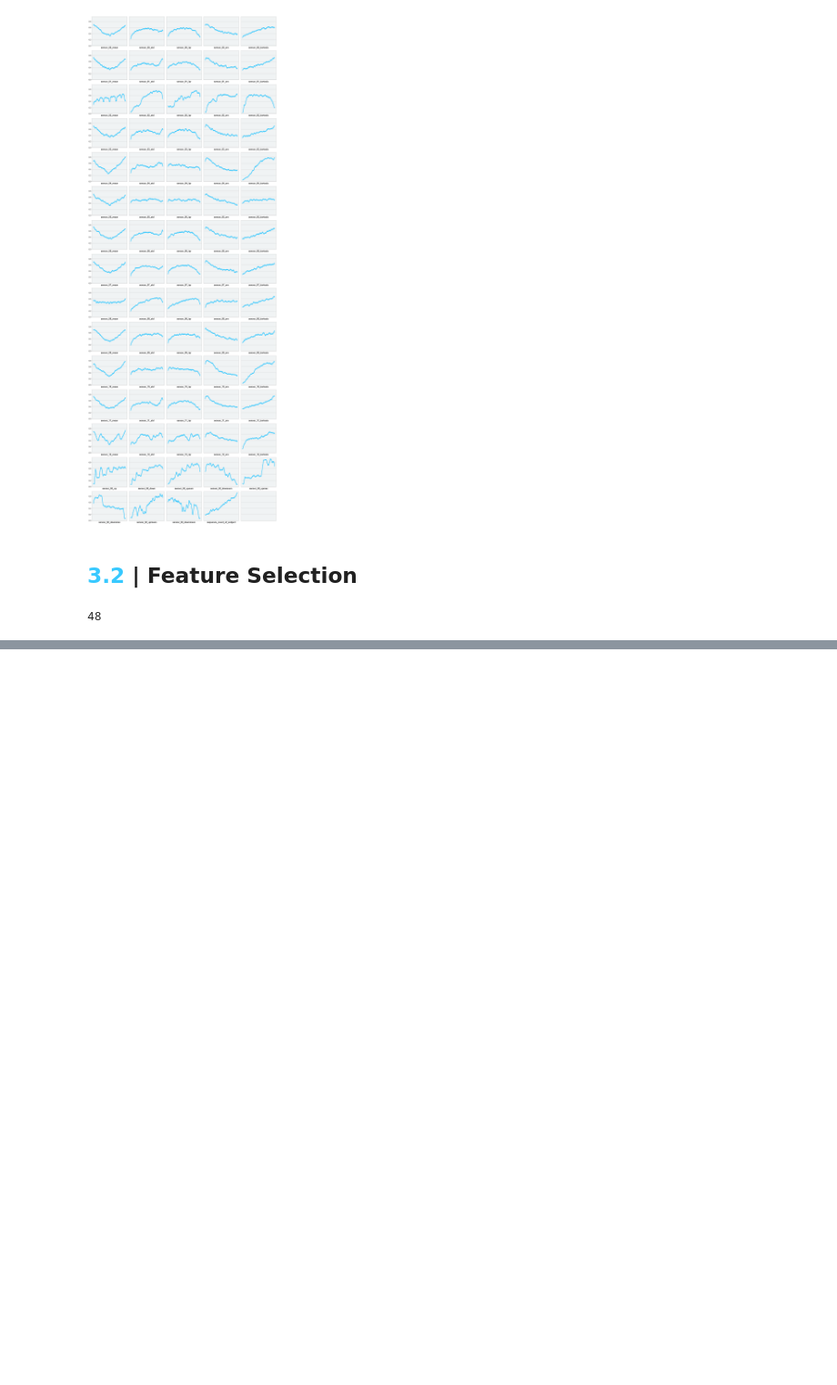
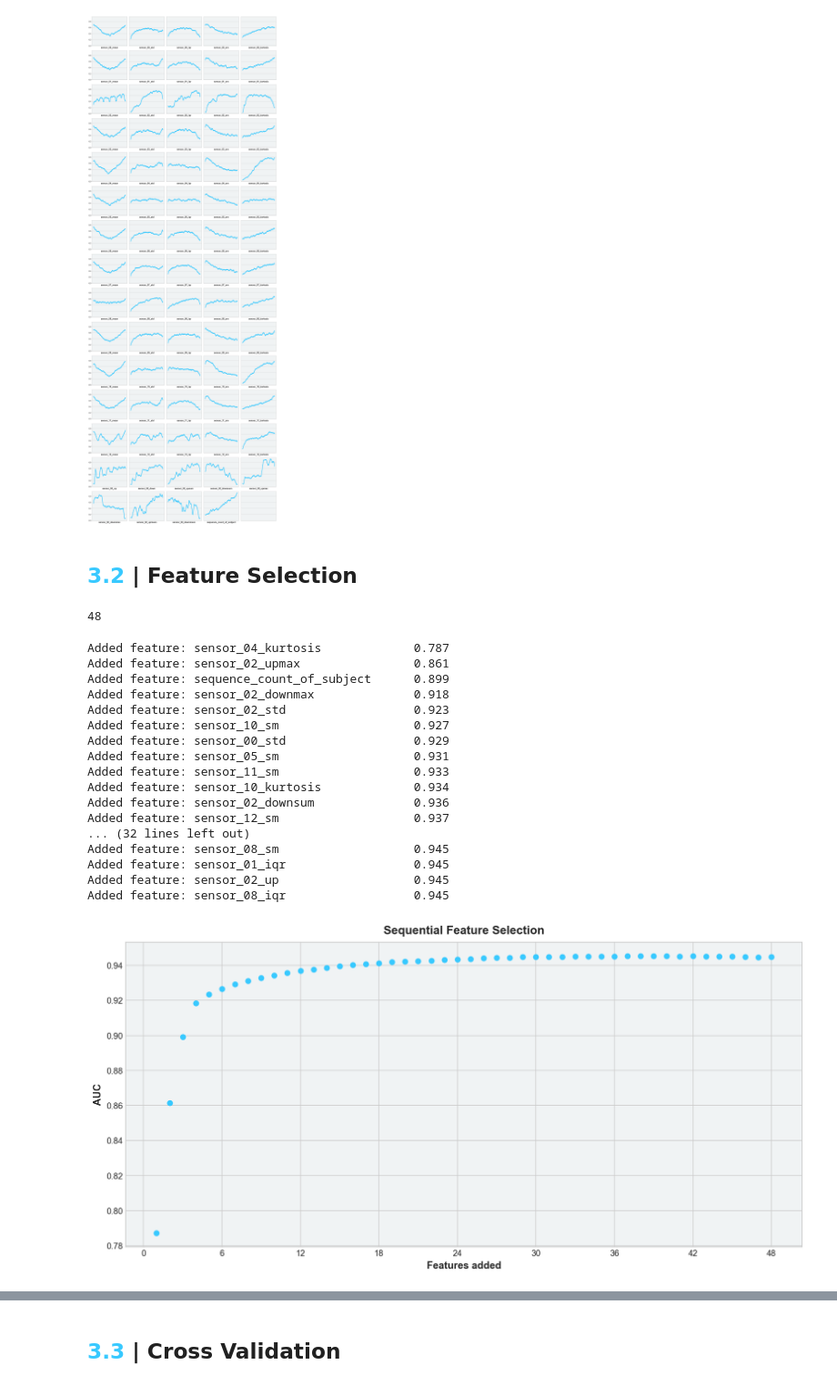
Before and after one commit to rdurango92/sensores, a Jupyter notebook: Sensores.ipynb, the cells around one changed output, grey strips where cells are left out. Shown at 91% size. Cells and saved outputs as stored; diff of their text form; code cells hidden in the pictures; blank space fills up the shorter version.

```diff
--- a/Sensores.ipynb
+++ b/Sensores.ipynb
@@ -491,3 +491,75 @@ selected_columns = [f for f in selected_columns if f not in dropped_features]
 len(selected_columns)
 # %% [output]
 48
+# %%
+# Sequential feature selection
+# This code is a more verbose form of scikit-learn's SequentialFeatureSelector
+estimator = HistGradientBoostingClassifier(learning_rate=0.05, max_leaf_nodes=25,
+                                       max_iter=1000, min_samples_leaf=500,
+                                       l2_regularization=1,
+                                       max_bins=255,
+                                       random_state=4, verbose=0)
+
+X, y = train_shuffled[selected_columns], labels_shuffled.state
+n_iterations, backward = 48, False
+
+if n_iterations != 0:
+    n_features = X.shape[1]
+    current_mask = np.zeros(shape=n_features, dtype=bool)
+    history = []
+    for _ in range(n_iterations):
+        candidate_feature_indices = np.flatnonzero(~current_mask)
+        scores = {}
+        for feature_idx in candidate_feature_indices:
+            candidate_mask = current_mask.copy()
+            candidate_mask[feature_idx] = True
+            X_new = X.values[:, ~candidate_mask if backward else candidate_mask]
+            scores[feature_idx] = cross_val_score(
+                estimator,
+                X_new,
+                y,
+                cv=GroupKFold(n_splits=5),
+                groups=train_shuffled.index.get_level_values('subject'),
+                scoring='roc_auc',
+                n_jobs=-1,
+            ).mean()
+            #print(f"{str(X.columns[feature_idx]):30} {scores[feature_idx]:.3f}")
+        new_feature_idx = max(scores, key=lambda feature_idx: scores[feature_idx])
+        current_mask[new_feature_idx] = True
+        history.append(scores[new_feature_idx])
+        new = 'Deleted' if backward else 'Added'
+        print(f'{new} feature: {str(X.columns[new_feature_idx]):30}'
+              f' {scores[new_feature_idx]:.3f}')
+
+    print()
+    plt.figure(figsize=(12, 6))
+    plt.scatter(np.arange(len(history)) + (0 if backward else 1), history, color='#38c9ff')
+    plt.ylabel('AUC')
+    plt.xlabel('Features removed' if backward else 'Features added')
+    plt.title('Sequential Feature Selection')
+    plt.gca().xaxis.set_major_locator(MaxNLocator(integer=True))
+    plt.show()
+
+    if backward:
+        current_mask = ~current_mask
+    selected_columns = np.array(selected_columns)[current_mask]
+    print(selected_columns)
+# %% [output]
+Added feature: sensor_04_kurtosis             0.787
+Added feature: sensor_02_upmax                0.861
+Added feature: sequence_count_of_subject      0.899
+Added feature: sensor_02_downmax              0.918
+Added feature: sensor_02_std                  0.923
+Added feature: sensor_10_sm                   0.927
+Added feature: sensor_00_std                  0.929
+Added feature: sensor_05_sm                   0.931
+Added feature: sensor_11_sm                   0.933
+Added feature: sensor_10_kurtosis             0.934
+Added feature: sensor_02_downsum              0.936
+Added feature: sensor_12_sm                   0.937
+... (32 lines left out)
+Added feature: sensor_08_sm                   0.945
+Added feature: sensor_01_iqr                  0.945
+Added feature: sensor_02_up                   0.945
+Added feature: sensor_08_iqr                  0.945
+[figure, added]
@@ -493,0 +579,2 @@ len(selected_columns)
+# %% [markdown]
+## <b><span style='color:#38c9ff'>3.3</span> | Cross Validation</b>
```
Also changed, not shown: parts of 7 cells of this notebook, 1 other file.
